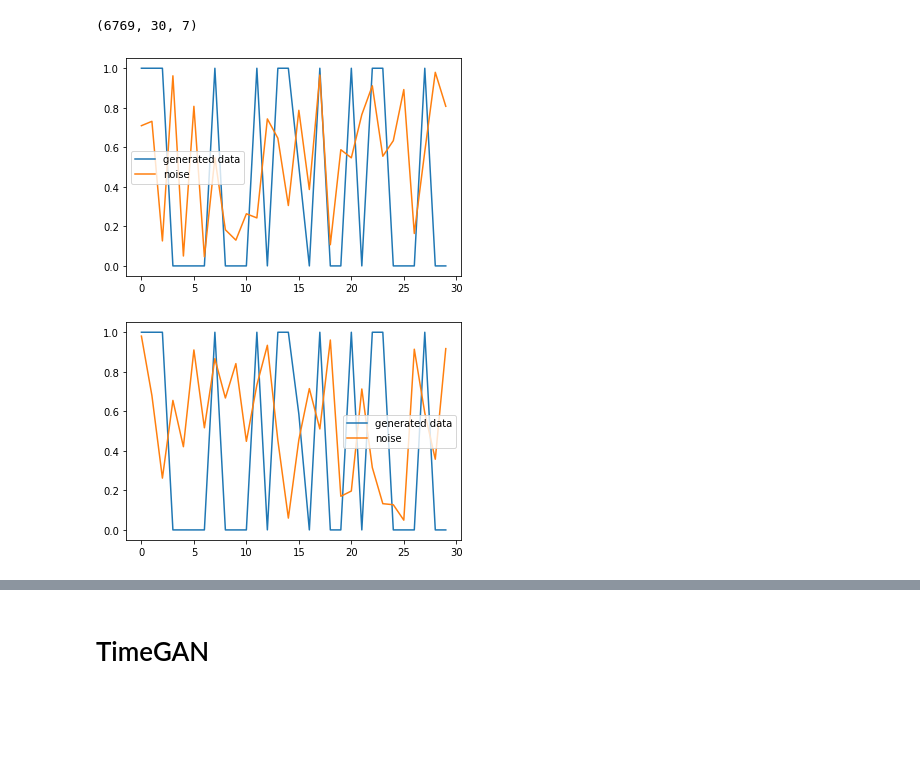
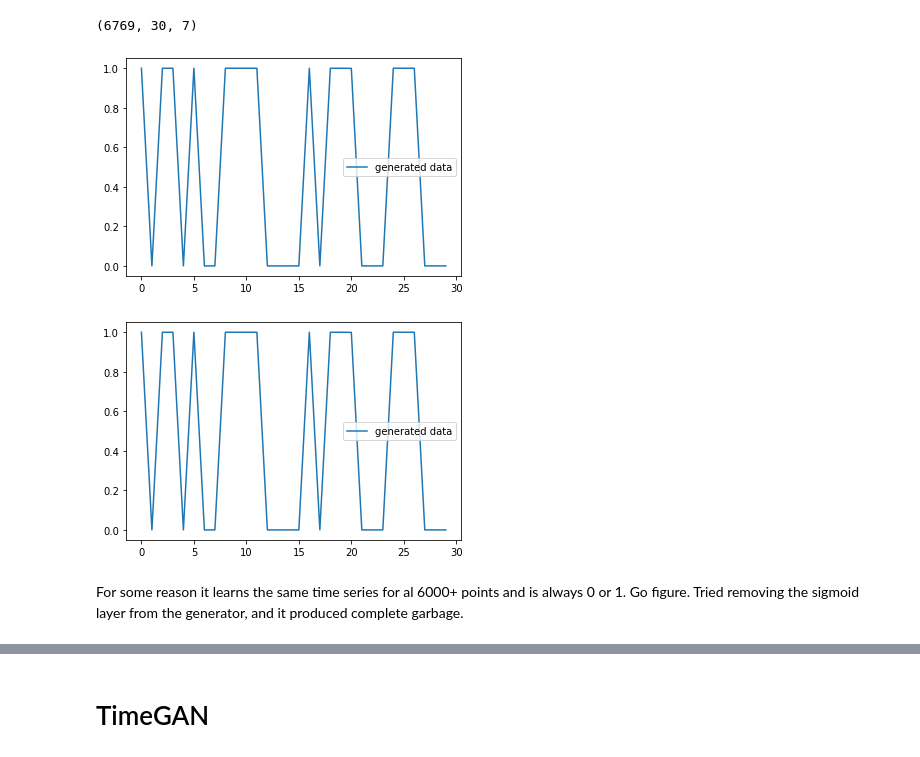
Before and after one commit to ofilion/financial-data-generation, a Jupyter notebook: Project.ipynb, the cells around one changed output, grey strips where cells are left out. Cells and saved outputs as stored; diff of their text form; code cells hidden in the pictures; blank space fills up the shorter version.

Commit message:
added visualization of results (Graphs, PCA, TNSE)

```diff
--- a/Project.ipynb
+++ b/Project.ipynb
@@ -83,9 +84,13 @@ class Generator(torch.nn.Module):
         super(Generator, self).__init__()
         self.dense_layer = nn.Linear(int(input_length), int(input_length))
         self.activation = nn.Sigmoid()
+        self.input_length = input_length
 
     def forward(self, x):
         return self.activation(self.dense_layer(x))
+
+    def dim(self):
+        return self.input_length
 # %%
 class Discriminator(nn.Module):
     def __init__(self, input_length: int):
@@ -96,11 +101,7 @@ class Discriminator(nn.Module):
     def forward(self, x):
         return self.activation(self.dense(x))
 # %%
-def train_gan(true_data, training_steps,lr = 0.001):
-
-    # Models
-    generator = Generator(true_data.shape[1])
-    discriminator = Discriminator(true_data.shape[1])
+def train_gan(true_data, training_steps, generator, discriminator,lr = 0.001):
 
     # Optimizers
     generator_optimizer = torch.optim.Adam(generator.parameters(), lr = lr)
@@ -108,7 +109,8 @@ def train_gan(true_data, training_steps,lr = 0.001):
 
     # binary cross entropy loss
     loss = nn.BCELoss()
-
+    true_data = torch.tensor(true_data).float()
+    true_labels = torch.tensor(np.ones((len(true_data),1))).float()
     for i in range(training_steps):
 
         # zero the gradients on each iteration
@@ -118,18 +120,17 @@ def train_gan(true_data, training_steps,lr = 0.001):
         # if minmaxscaling was used, the inputs should be bertween 0 and 1
         noise = torch.rand(true_data.shape[0], true_data.shape[1])
 
+        # generator
         generated_data = generator(noise)
 
-        # convert real data to torch
-        true_labels = torch.tensor(np.ones((len(true_data),1))).float()
-        true_data = torch.tensor(true_data).float()
-        # Train the generator
-        # We invert the labels here and don't train the discriminator because we want the generator
-        # to make things the discriminator classifies as true.
         generator_discriminator_out = discriminator(generated_data)
+
+       # print(generator_discriminator_out.shape, true_labels.shape)
+
         generator_loss = loss(generator_discriminator_out, true_labels)
         generator_loss.backward()
         generator_optimizer.step()
+
 
         # Train the discriminator on the true/generated data
         discriminator_optimizer.zero_grad()
@@ -140,9 +141,10 @@ def train_gan(true_data, training_steps,lr = 0.001):
         generator_discriminator_loss = loss(generator_discriminator_out, torch.zeros((len(true_data),1)))
         discriminator_loss = (true_discriminator_loss + generator_discriminator_loss) / 2
         discriminator_loss.backward()
+
         discriminator_optimizer.step()
+        if i%30==0:
 
-        if i%50==0:
             print("epoch: ", i, "discriminator loss: ",  discriminator_loss.item())
     return generator, discriminator
 # %%
@@ -184,0 +174,5 @@ epoch:  450 discriminator loss:  0.00899835117161274
+# %%
+## x5 here to increase dimensionality, see if it helps
+generator = Generator(reshaped_data.shape[1])
+discriminator = Discriminator(reshaped_data.shape[1])
+gen, disc = train_gan(reshaped_data, 500, generator, discriminator,0.005)
@@ -194,16 +199,18 @@ generated_data.shape
 # %%
 plt.plot(generated_data[0,:,0],label='generated data')
 noise_0 = noise[0].reshape(30,7)[:,0]
-plt.plot(noise_1,label = 'noise')
+#plt.plot(noise_0,label = 'noise')
 plt.legend()
 plt.show()
 # %% [output]
-[figure, old version]
+[figure, new version]
 # %%
 plt.plot(generated_data[1,:,0],label='generated data')
 noise_1 = noise[0].reshape(30,7)[:,1]
-plt.plot(noise_1,label = 'noise')
+#plt.plot(noise_1,label = 'noise')
 plt.legend()
 plt.show()
 # %% [output]
-[figure, old version]
+[figure, new version]
+# %% [markdown]
+For some reason it learns the same time series for al 6000+ points and is always 0 or 1. Go figure. Tried removing the sigmoid layer from the generator, and it produced complete garbage.
```
Also changed, not shown: parts of 28 cells of this notebook, 3 other files.
